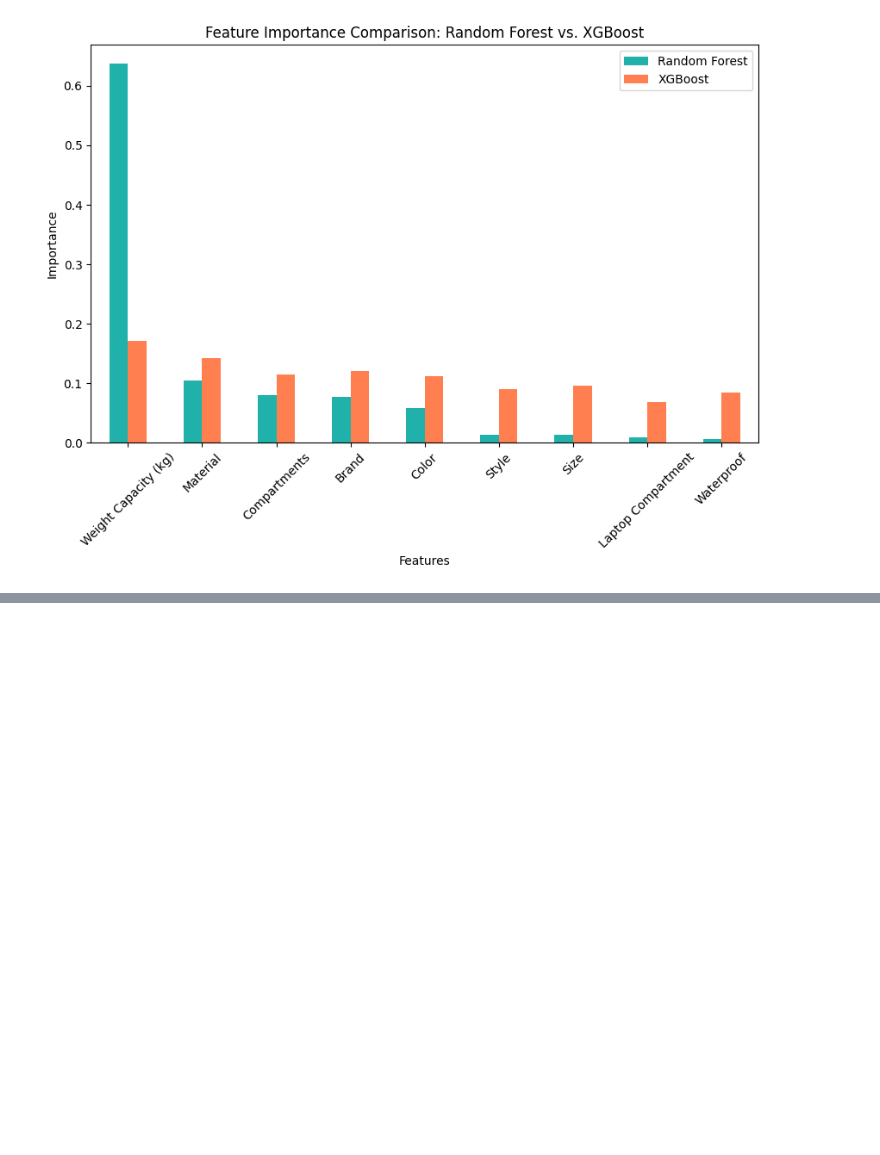
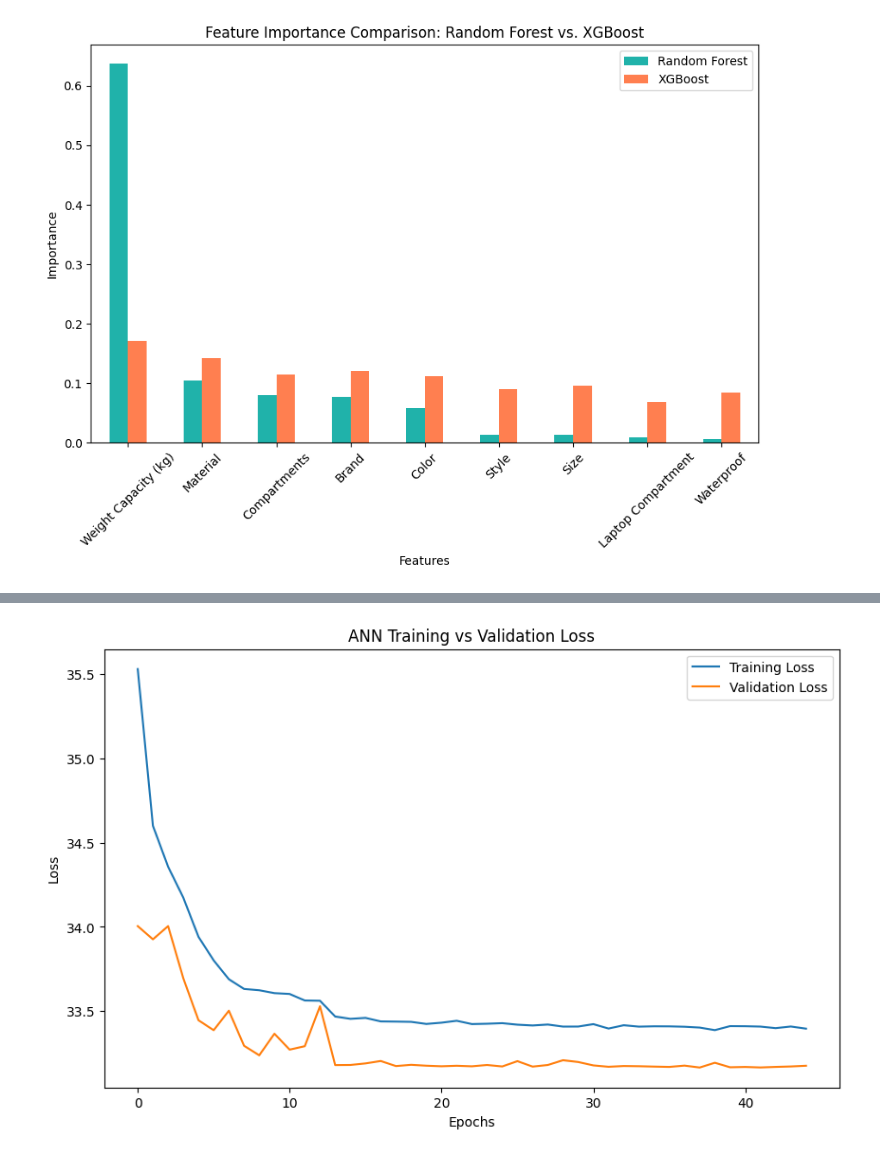
Before and after one commit to jithmiw/backpack-price-prediction, a Jupyter notebook: backpack_price_prediction.ipynb, the cells around one changed output, grey strips where cells are left out. Cells and saved outputs as stored; diff of their text form; code cells hidden in the pictures; blank space fills up the shorter version.

Commit message:
build and compile the Neural Network (ANN) model

```diff
--- a/backpack_price_prediction.ipynb
+++ b/backpack_price_prediction.ipynb
@@ -170,3 +170,26 @@ plt.show()
 # %% [output]
 <Figure size 1000x600 with 0 Axes>
 [figure]
+# %%
+# Train Neural Network (ANN) model
+
+ann = Sequential([
+    Input(shape=(X_train.shape[1],)),
+    Dense(512, activation='relu', kernel_regularizer=l2(0.01)),
+    BatchNormalization(),
+    Dropout(0.3),
+    Dense(256, activation='relu', kernel_regularizer=l2(0.01)),
+    BatchNormalization(),
+    Dropout(0.3),
+    Dense(128, activation='relu'),
+    Dropout(0.2),
+    Dense(64, activation='relu'),
+    Dense(1)
+])
+
+ann.compile(optimizer=Adam(learning_rate=0.001), loss=Huber())
+
+callbacks = [EarlyStopping(monitor='val_loss', patience=7, restore_best_weights=True),
+             ReduceLROnPlateau(monitor='val_loss', factor=0.2, patience=4, min_lr=0.0001)]
+
+ann.fit(X_train, y_train, epochs=150, batch_size=32, validation_data=(X_valid, y_valid), verbose=1, callbacks=callbacks)
@@ -172,0 +215,13 @@ plt.show()
+# %%
+# ANN Training vs Validation Loss Curve
+
+plt.figure(figsize=(10,6))
+plt.plot(ann.history.history["loss"], label="Training Loss")
+plt.plot(ann.history.history["val_loss"], label="Validation Loss")
+plt.xlabel("Epochs")
+plt.ylabel("Loss")
+plt.title("ANN Training vs Validation Loss")
+plt.legend()
+plt.show()
+# %% [output]
+[figure, added]
```
Also changed, not shown: parts of 1 cell of this notebook.
